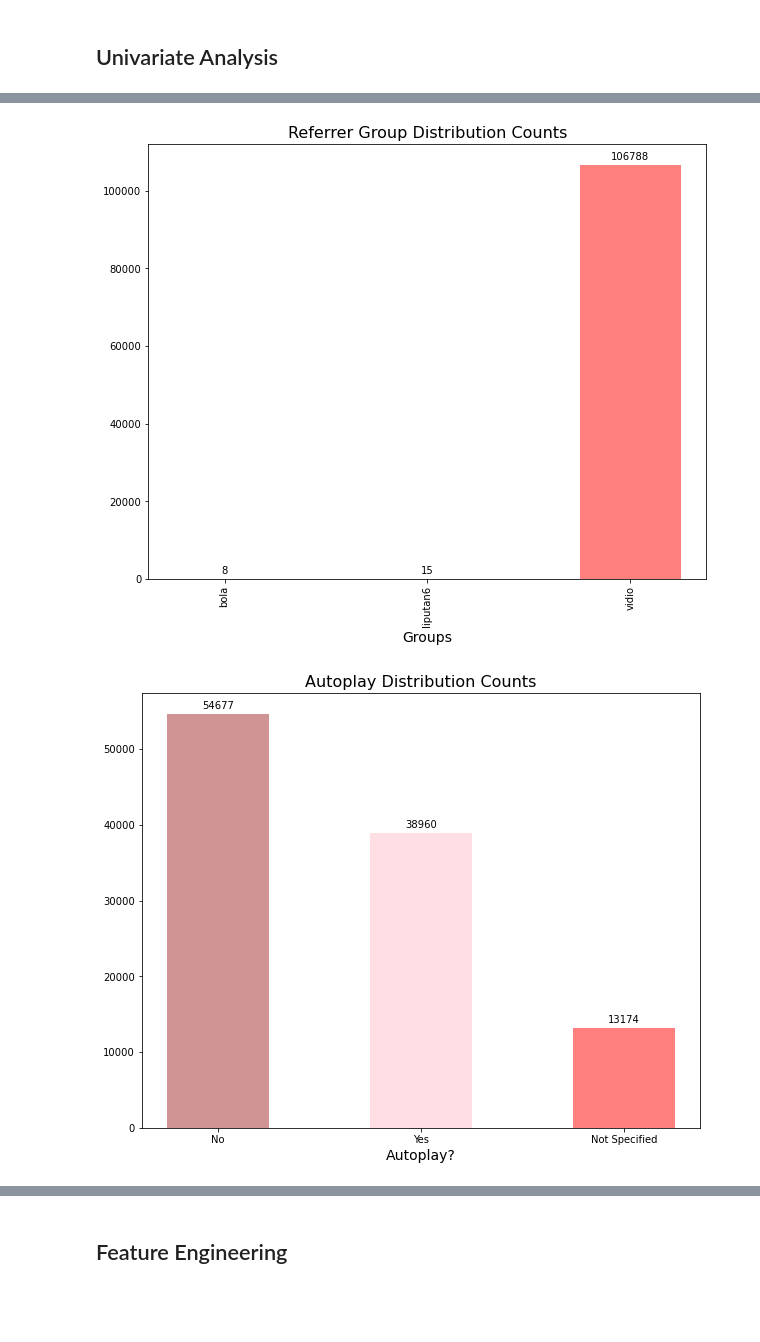
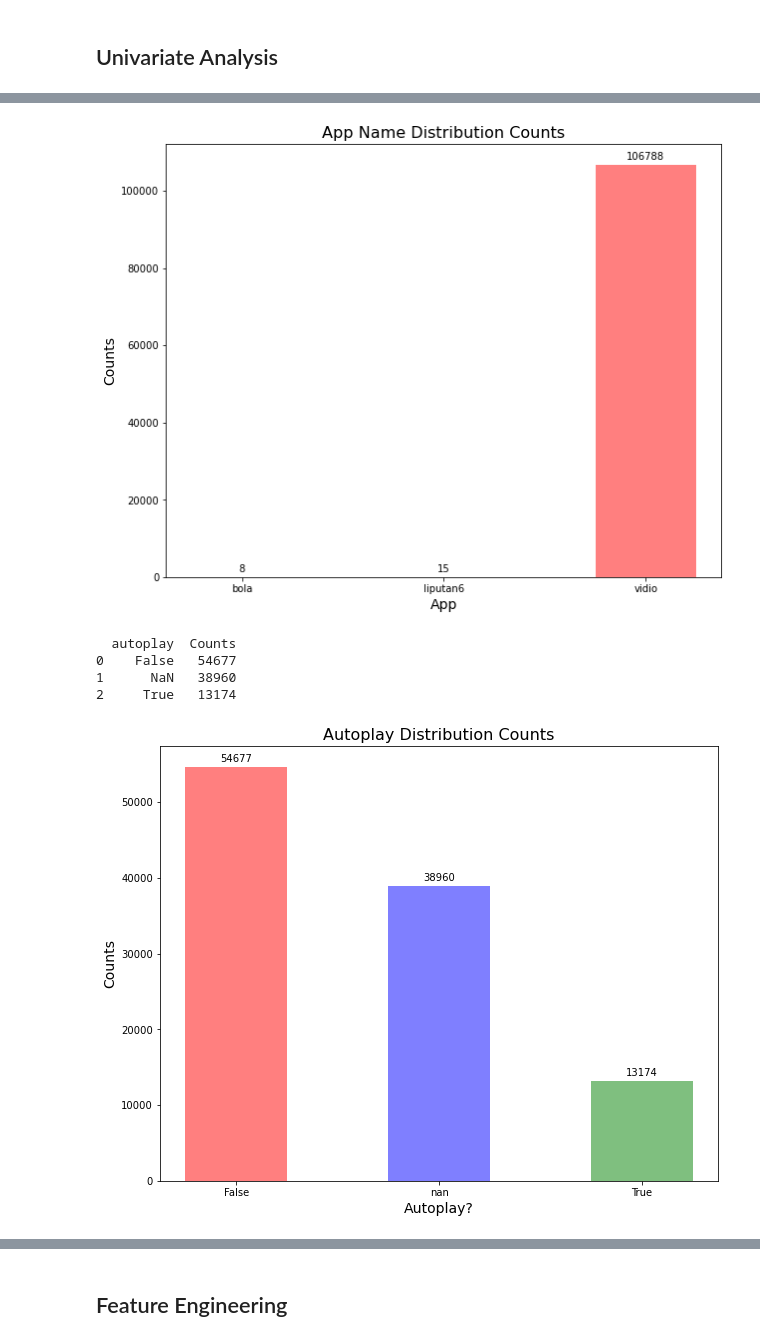
Before and after one commit to archeltaneka/vidio-dataset-eda, a Jupyter notebook: exploratory_notebook.ipynb, the cells around one changed output, grey strips where cells are left out. Drawn from its saved outputs; the diff is of its cells as text; code cells hidden in the pictures; blank space fills up the shorter version.

```diff
--- a/exploratory_notebook.ipynb
+++ b/exploratory_notebook.ipynb
@@ -437,48 +423,55 @@ array(['Chrome Mobile WebView', 'Chrome Mobile', 'Samsung Internet',
 # %%
 # app name
 APP = df['app_name'].unique()
 df_appname = df[['app_name']].value_counts()
 df_appname = pd.pivot_table(df_appname.to_frame(), values=0, index=APP, aggfunc=np.sum)
 df_appname = df_appname.reset_index()
 df_appname  = df_appname.rename(columns={'index':'app_name', 0: 'Counts'})
 
 fig, ax = plt.subplots(figsize=(10,8))
 x = np.arange(len(APP))
 width = 0.5
 bar = ax.bar(x, df_appname['Counts'], color=['brown','pink', 'red', 'green', 'blue', 'cyan','orange','purple'], alpha=.5, width=width)
 
-ax.set_title('Referrer Group Distribution Counts', fontsize=16)
-ax.set_xlabel('Groups', fontsize=14)
+ax.set_title('App Name Distribution Counts', fontsize=16)
+ax.set_xlabel('App', fontsize=14)
+ax.set_ylabel('Counts', fontsize=14)
 ax.set_xticks(x)
-ax.set_xticklabels(df_appname['app_name'], rotation=90)
+ax.set_xticklabels(df_appname['app_name'])
 
 autolabel(bar)
 
 plt.show()
 # %% [output]
-[figure, old version]
+[figure, new version]
 # %%
 # autoplay
 AUTO = df['autoplay'].unique()
 df_auto = df['autoplay'].value_counts(dropna=False)
 df_auto = df_auto.to_frame().reset_index()
 df_auto  = df_auto.rename(columns={'index':'autoplay', 'autoplay': 'Counts'})
+print(df_auto)
 
 fig, ax = plt.subplots(figsize=(10,8))
 x = np.arange(len(AUTO))
 width = 0.5
-bar = ax.bar(x, df_auto['Counts'], color=['brown','pink', 'red', 'green', 'blue', 'cyan','orange','purple'], alpha=.5, width=width)
+bar = ax.bar(x, df_auto['Counts'], color=['red','blue', 'green', 'green', 'blue', 'cyan','orange','purple'], alpha=.5, width=width)
 
 ax.set_title('Autoplay Distribution Counts', fontsize=16)
 ax.set_xlabel('Autoplay?', fontsize=14)
+ax.set_ylabel('Counts', fontsize=14)
 ax.set_xticks(x)
-ax.set_xticklabels(['No', 'Yes', 'Not Specified'])
+ax.set_xticklabels(df_auto['autoplay'])
 
 autolabel(bar)
 
 plt.show()
 # %% [output]
+  autoplay  Counts
+0    False   54677
+1      NaN   38960
+2     True   13174
-[figure, old version]
+[figure, new version]
 # %%
 # premium
 PREMIUM = df['is_premium'].unique()
```
Also changed, not shown: parts of 40 cells of this notebook.
